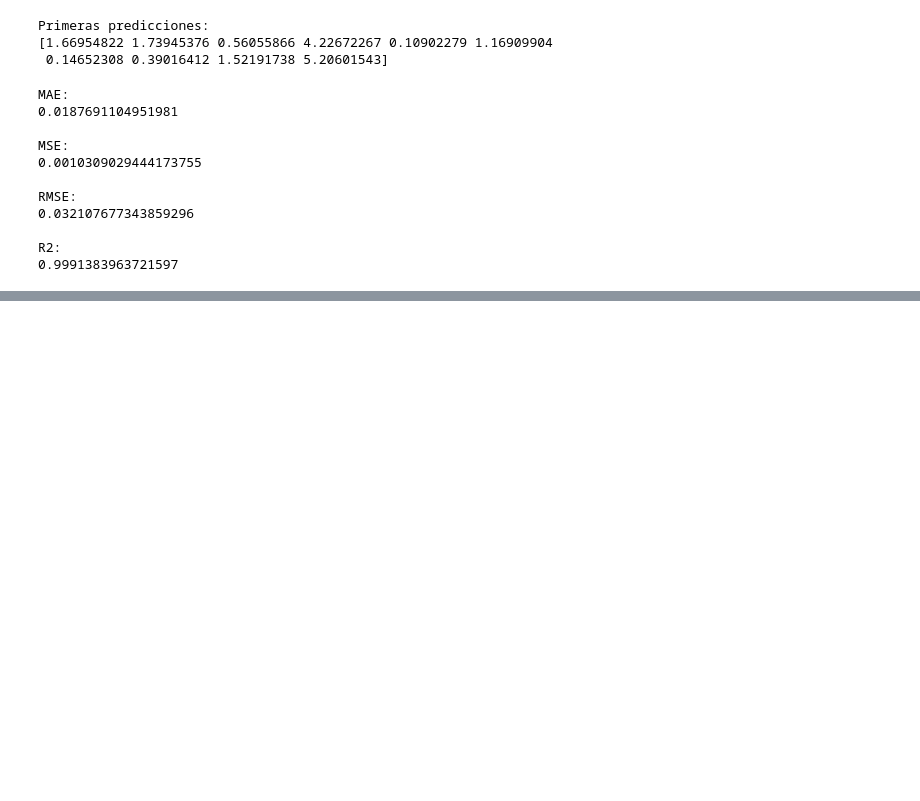
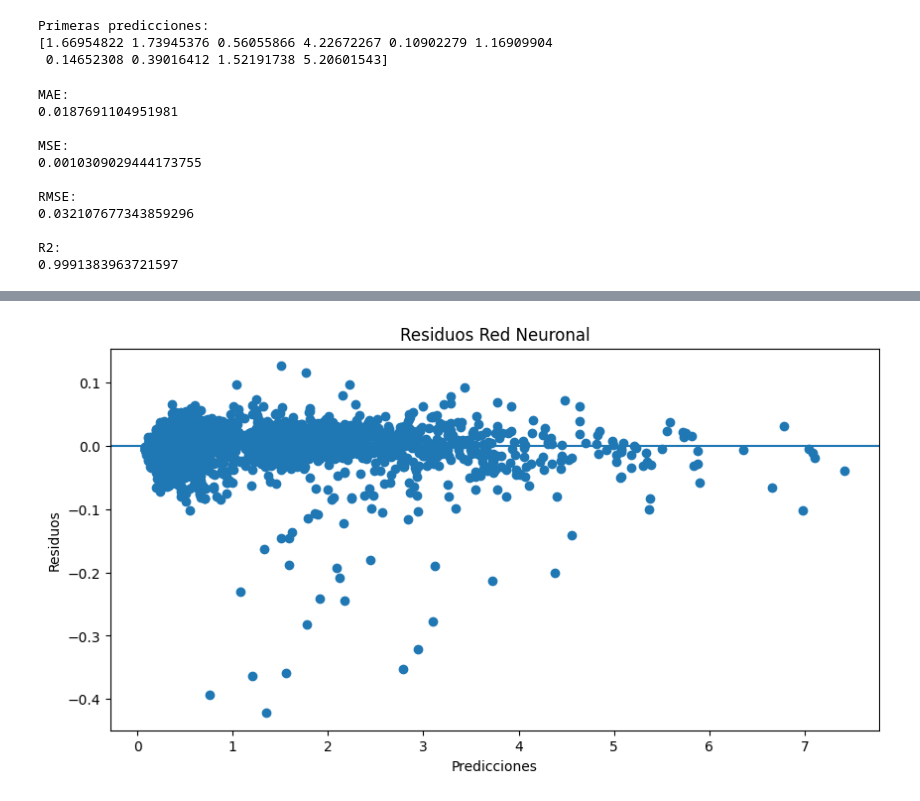
Before and after one commit to MrAndels/energyiq, a Jupyter notebook: notebooks/06_neural_network.ipynb, the cells around one changed output, grey strips where cells are left out. Saved outputs shown, nothing was run; the diff lists cells and outputs as text; code cells hidden in the pictures; blank space fills up the shorter version.

```diff
--- a/notebooks/06_neural_network.ipynb
+++ b/notebooks/06_neural_network.ipynb
@@ -306,0 +351,40 @@ plt.show()
+# %%
+# ==========================================
+# RESIDUOS RED NEURONAL
+# ==========================================
+
+# Calcular residuos
+nn_residuos = y_test - nn_pred
+
+# Crear figura
+plt.figure(figsize=(10,5))
+
+# Scatter residuos
+plt.scatter(
+
+    nn_pred[:3000],
+
+    nn_residuos[:3000]
+)
+
+# Línea horizontal ideal
+plt.axhline(
+
+    y=0
+)
+
+# Título
+plt.title(
+    "Residuos Red Neuronal"
+)
+
+# Eje X
+plt.xlabel("Predicciones")
+
+# Eje Y
+plt.ylabel("Residuos")
+
+# Mostrar gráfica
+plt.show()
+# %% [output]
+[figure, added]
```
Also changed, not shown: parts of 4 cells of this notebook, 3 other files.
